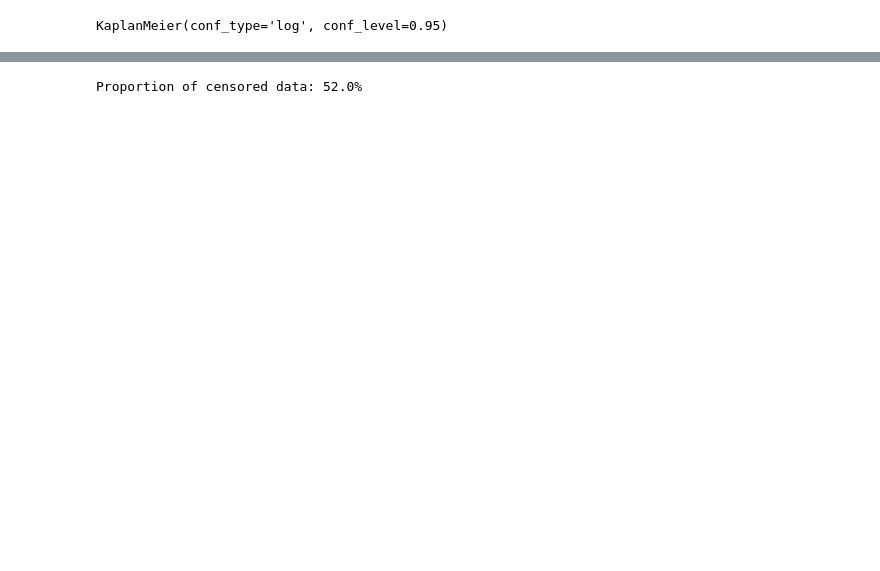
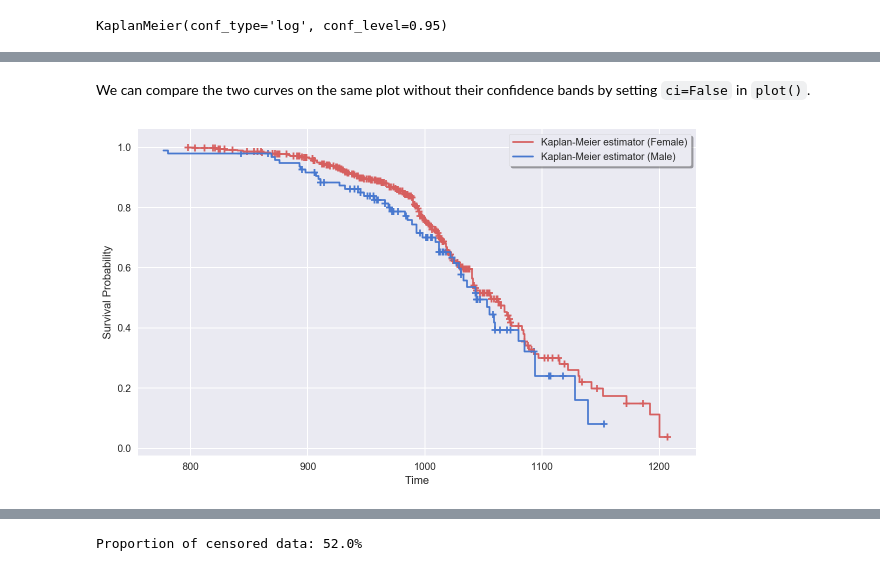
Before and after one commit to artemmavrin/survive, a Jupyter notebook: examples/Kaplan-Meier Estimator.ipynb, the cells around one changed output, grey strips where cells are left out. Saved outputs shown, nothing was run; the diff lists cells and outputs as text; code cells hidden in the pictures; blank space fills up the shorter version.

```diff
--- a/examples/Kaplan-Meier Estimator.ipynb
+++ b/examples/Kaplan-Meier Estimator.ipynb
@@ -83,0 +148,9 @@ plt.close()
+# %% [markdown]
+We can compare the two curves on the same plot without their confidence bands by setting `ci=False` in `plot()`.
+# %%
+plt.figure(figsize=(10, 6))
+km_channing.plot(ci=False, color=("r", "b"))
+plt.show()
+plt.close()
+# %% [output]
+[figure, added]
```
Also changed, not shown: parts of 22 cells of this notebook, 4 other files.
